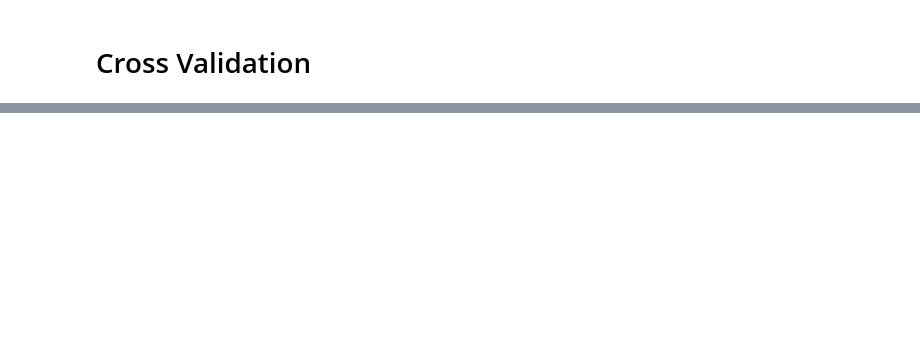
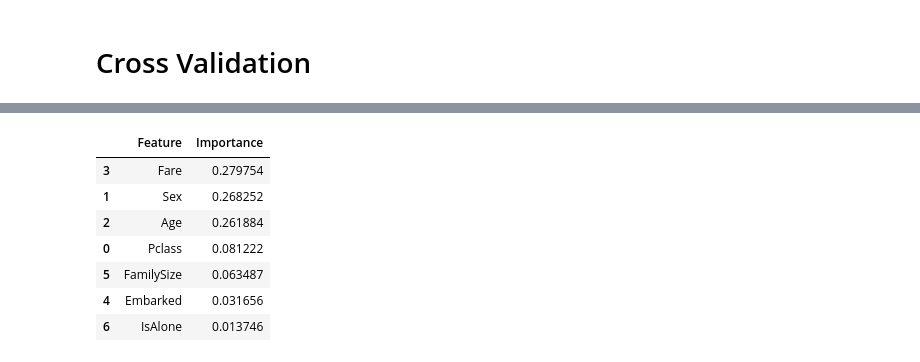
Before and after one commit to BilgeAcarturk/Titanic-Survival-Prediction-ML, a Jupyter notebook: TitanicSurvivalPrediction.ipynb, the cells around one changed output, grey strips where cells are left out. Saved outputs shown, nothing was run; the diff lists cells and outputs as text; code cells hidden in the pictures; blank space fills up the shorter version.

```diff
--- a/TitanicSurvivalPrediction.ipynb
+++ b/TitanicSurvivalPrediction.ipynb
@@ -387,0 +421,21 @@ plt.show()
+# %%
+importance = pd.DataFrame({
+    "Feature": X.columns,
+    "Importance": rf_model.feature_importances_
+})
+
+importance = importance.sort_values(
+    by="Importance",
+    ascending=False
+)
+
+importance
+# %% [output]
+|  | Feature | Importance |
+| 3 | Fare | 0.279754 |
+| 1 | Sex | 0.268252 |
+| 2 | Age | 0.261884 |
+| 0 | Pclass | 0.081222 |
+| 5 | FamilySize | 0.063487 |
+| 4 | Embarked | 0.031656 |
+| 6 | IsAlone | 0.013746 |
```
Also changed, not shown: parts of 7 cells of this notebook, 1 other file.
